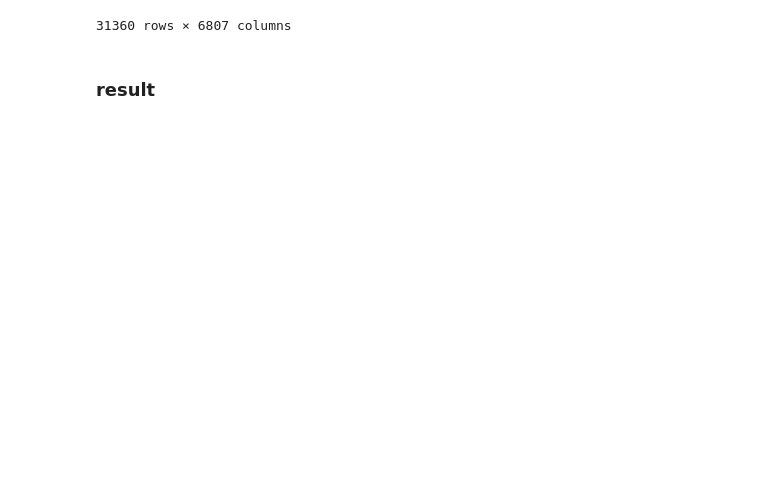
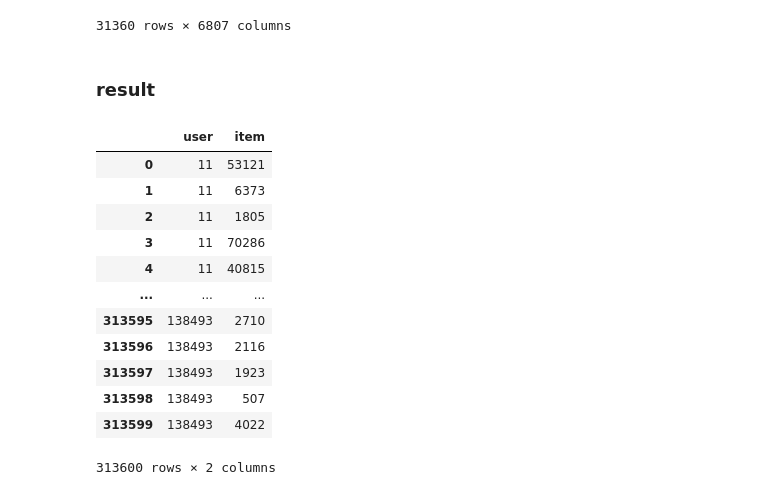
Before and after one commit to SNMHZ/movie-recommendation, a Jupyter notebook: practice/T3044/deep_fm/deepFM.ipynb, the cells around one changed output. Saved outputs shown, nothing was run; the diff lists cells and outputs as text; code cells hidden in the pictures; blank space fills up the shorter version.

```diff
--- a/practice/T3044/deep_fm/deepFM.ipynb
+++ b/practice/T3044/deep_fm/deepFM.ipynb
@@ -433,10 +433,10 @@ col processing done.
 # with open('genre_col', 'wb') as f:
 #     pickle.dump(genre_col, f)
 # %%
-# # col 로드
-# with open('user_col', 'rb') as f:
-#     user_col = pickle.load(f)
-# with open('item_col', 'rb') as f:
-#     item_col = pickle.load(f)
-# with open('genre_col', 'rb') as f:
-#     genre_col = pickle.load(f)
+# col 로드
+with open('user_col', 'rb') as f:
+    user_col = pickle.load(f)
+with open('item_col', 'rb') as f:
+    item_col = pickle.load(f)
+with open('genre_col', 'rb') as f:
+    genre_col = pickle.load(f)
@@ -475,11 +482,13 @@ tensor([14155, 36063, 38181])
 # %%
 # 모델 불러오기
 
+device = torch.device('cuda')
+input_dims = [n_user, n_item, n_genre]
 embedding_dim = 200
 model = DeepFM(input_dims, embedding_dim, mlp_dims=[30, 20, 10]).to(device)
 MODEL_PATH = '/opt/ml/input/code/experiment/deep_fm'
 model.load_state_dict(torch.load(os.path.join(
-    MODEL_PATH, "deepFM_neg200_emb200_iter150_statedict.pt")))
+    MODEL_PATH, "deepFM_neg1000_emb200_iter150_statedict.pt")))
 # %% [output]
 <All keys matched successfully>
 # %% [markdown]
@@ -540,3 +547,19 @@ for idx in range(result.shape[0]):
 
 submission_df = pd.DataFrame(zip(final_users,final_items), columns=['user','item'])
 submission_df.to_csv("/opt/ml/input/code/experiment/deep_fm/neg200_emb200_iter150.csv", index=False)
+# %%
+submission_df
+# %% [output]
+|  | user | item |
+| 0 | 11 | 53121 |
+| 1 | 11 | 6373 |
+| 2 | 11 | 1805 |
+| 3 | 11 | 70286 |
+| 4 | 11 | 40815 |
+| ... | ... | ... |
+| 313595 | 138493 | 2710 |
+| 313596 | 138493 | 2116 |
+| 313597 | 138493 | 1923 |
+| 313598 | 138493 | 507 |
+| 313599 | 138493 | 4022 |
+313600 rows × 2 columns
```
Also changed, not shown: parts of 7 cells of this notebook, 1 other file.
